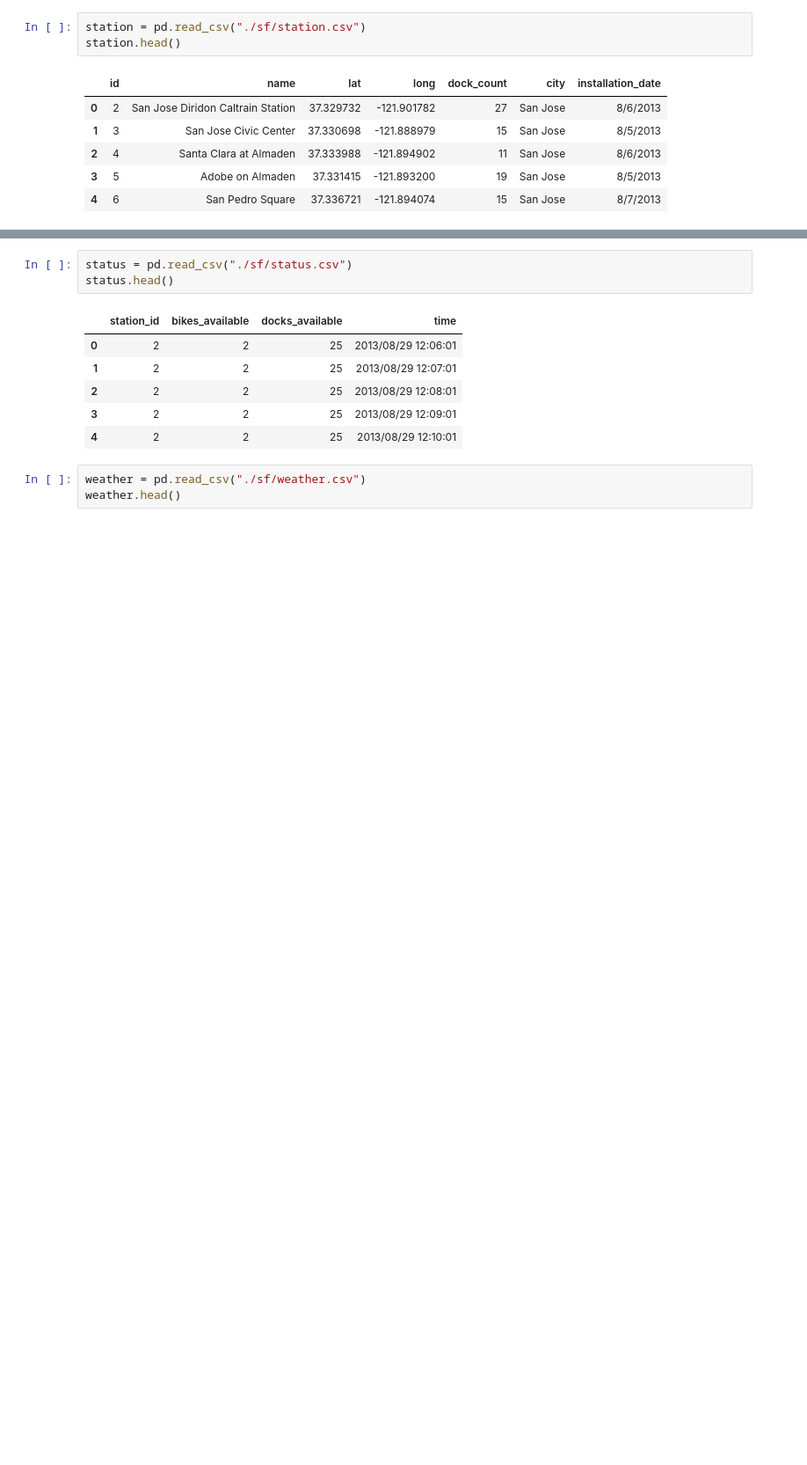
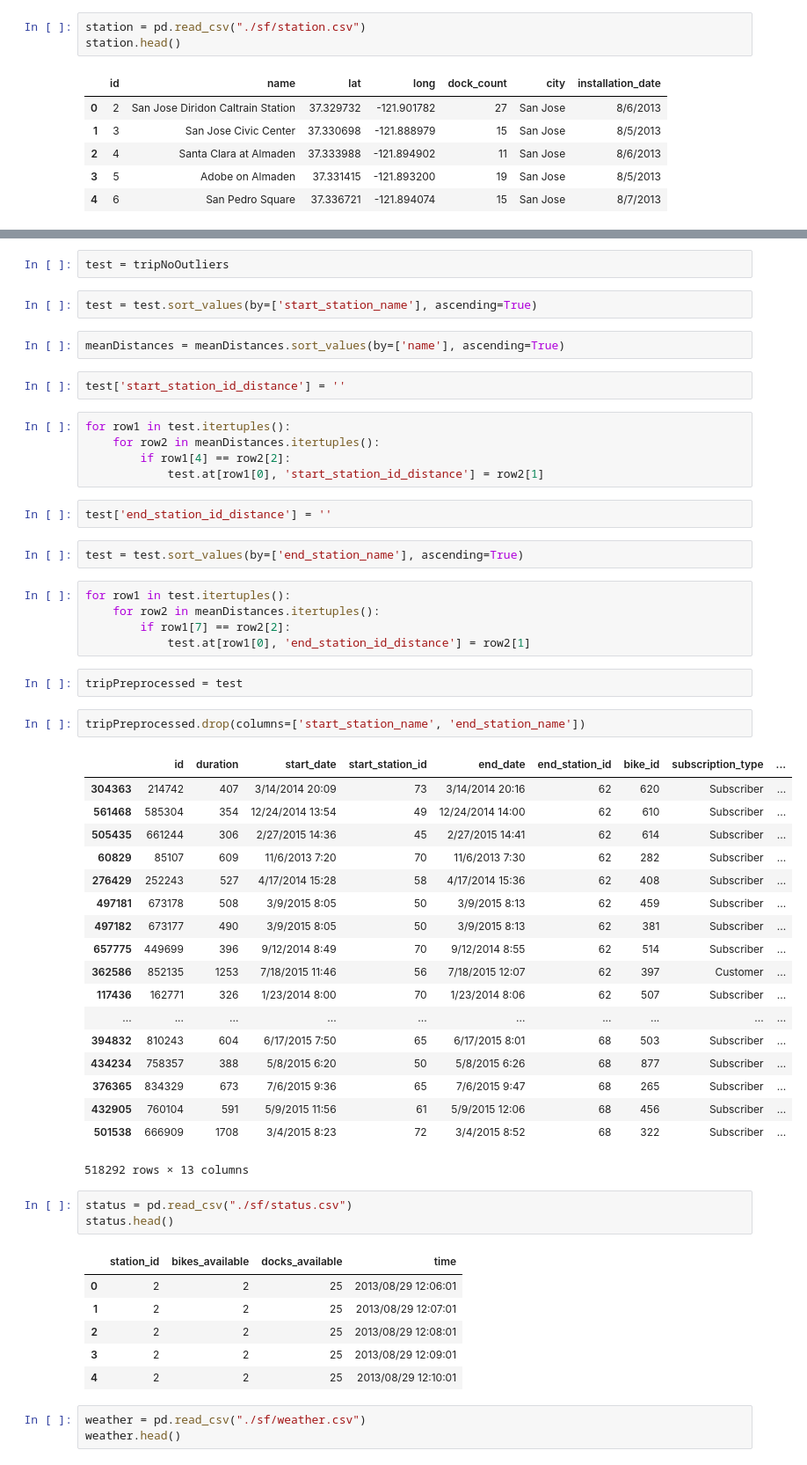
Before and after one commit to Pljosan/MLseminarski, a Jupyter notebook: Regresija.ipynb, the cells around one changed output, grey strips where cells are left out. Shown: that part at 88% size. Saved outputs shown, nothing was run; the diff lists cells and outputs as text; blank space fills up the shorter version.

Commit message:
Added mean distance from other stations

```diff
--- a/Regresija.ipynb
+++ b/Regresija.ipynb
@@ -234,3 +274,48 @@ station.head()
+# %%
+test = tripNoOutliers
+# %%
+test = test.sort_values(by=['start_station_name'], ascending=True)
+# %%
+meanDistances = meanDistances.sort_values(by=['name'], ascending=True)
+# %%
+test['start_station_id_distance'] = ''
+# %%
+for row1 in test.itertuples():
+    for row2 in meanDistances.itertuples():
+        if row1[4] == row2[2]:
+            test.at[row1[0], 'start_station_id_distance'] = row2[1]
+# %%
+test['end_station_id_distance'] = ''
+# %%
+test = test.sort_values(by=['end_station_name'], ascending=True)
+# %%
+for row1 in test.itertuples():
+    for row2 in meanDistances.itertuples():
+        if row1[7] == row2[2]:
+            test.at[row1[0], 'end_station_id_distance'] = row2[1]
+# %%
+tripPreprocessed = test
+# %%
+tripPreprocessed.drop(columns=['start_station_name', 'end_station_name'])
+# %% [output]
+|  | id | duration | start_date | start_station_id | end_date | end_station_id | bike_id | subscription_type | ... |
+| 304363 | 214742 | 407 | 3/14/2014 20:09 | 73 | 3/14/2014 20:16 | 62 | 620 | Subscriber | ... |
+| 561468 | 585304 | 354 | 12/24/2014 13:54 | 49 | 12/24/2014 14:00 | 62 | 610 | Subscriber | ... |
+| 505435 | 661244 | 306 | 2/27/2015 14:36 | 45 | 2/27/2015 14:41 | 62 | 614 | Subscriber | ... |
+| 60829 | 85107 | 609 | 11/6/2013 7:20 | 70 | 11/6/2013 7:30 | 62 | 282 | Subscriber | ... |
+| 276429 | 252243 | 527 | 4/17/2014 15:28 | 58 | 4/17/2014 15:36 | 62 | 408 | Subscriber | ... |
+| 497181 | 673178 | 508 | 3/9/2015 8:05 | 50 | 3/9/2015 8:13 | 62 | 459 | Subscriber | ... |
+| 497182 | 673177 | 490 | 3/9/2015 8:05 | 50 | 3/9/2015 8:13 | 62 | 381 | Subscriber | ... |
+| 657775 | 449699 | 396 | 9/12/2014 8:49 | 70 | 9/12/2014 8:55 | 62 | 514 | Subscriber | ... |
+| 362586 | 852135 | 1253 | 7/18/2015 11:46 | 56 | 7/18/2015 12:07 | 62 | 397 | Customer | ... |
+| 117436 | 162771 | 326 | 1/23/2014 8:00 | 70 | 1/23/2014 8:06 | 62 | 507 | Subscriber | ... |
+| ... | ... | ... | ... | ... | ... | ... | ... | ... | ... |
+| 394832 | 810243 | 604 | 6/17/2015 7:50 | 65 | 6/17/2015 8:01 | 68 | 503 | Subscriber | ... |
+| 434234 | 758357 | 388 | 5/8/2015 6:20 | 50 | 5/8/2015 6:26 | 68 | 877 | Subscriber | ... |
+| 376365 | 834329 | 673 | 7/6/2015 9:36 | 65 | 7/6/2015 9:47 | 68 | 265 | Subscriber | ... |
+| 432905 | 760104 | 591 | 5/9/2015 11:56 | 61 | 5/9/2015 12:06 | 68 | 456 | Subscriber | ... |
+| 501538 | 666909 | 1708 | 3/4/2015 8:23 | 72 | 3/4/2015 8:52 | 68 | 322 | Subscriber | ... |
+518292 rows × 13 columns
 # %%
 status = pd.read_csv("./sf/status.csv")
 status.head()
```
Also changed, not shown: parts of 17 cells of this notebook.
